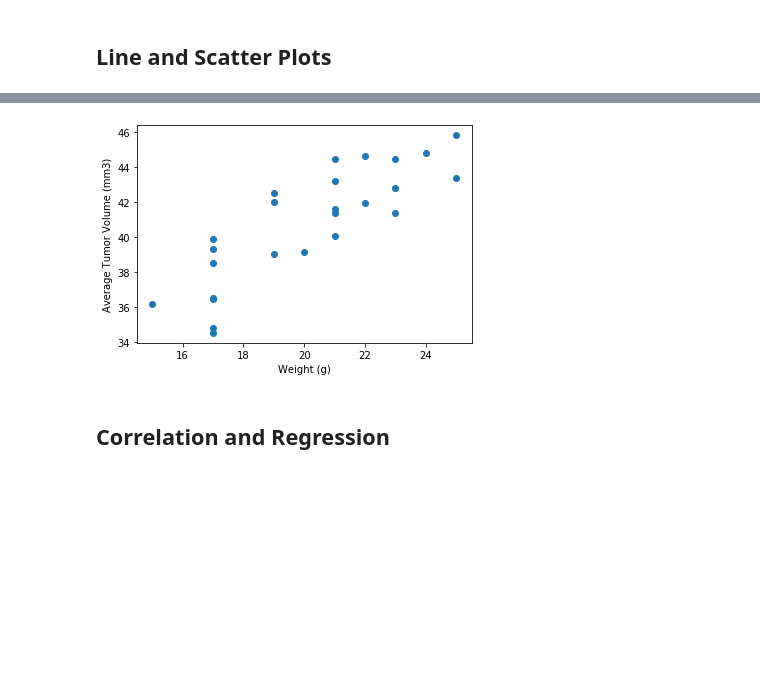
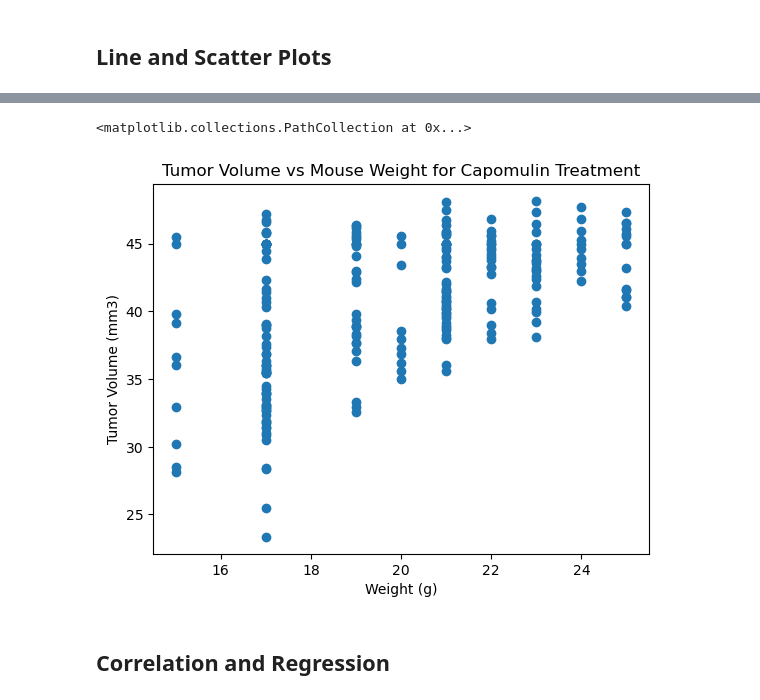
Before and after one commit to DavidsonRCan2/data-vis-challenge, a Jupyter notebook: Pymaceuticals/pymaceuticals_main.ipynb, the cells around one changed output, grey strips where cells are left out. Drawn from its saved outputs; the diff is of its cells as text; code cells hidden in the pictures; blank space fills up the shorter version.

```diff
--- a/Pymaceuticals/pymaceuticals_main.ipynb
+++ b/Pymaceuticals/pymaceuticals_main.ipynb
@@ -64,7 +64,7 @@ duplicates
 | 917 | g989 | Propriva | Female | 21 | 26 | 20 | 54.657650 | ... |
 # %%
 # Create a clean DataFrame by dropping the duplicate mouse by its ID.
-updated_mice = mouse_merge.drop_duplicates(["Mouse ID","Timepoint"], keep='last')
+updated_mice = mouse_merge.drop_duplicates(["Mouse ID","Timepoint"], keep='first')
 updated_mice
 # %% [output]
 |  | Mouse ID | Drug Regimen | Sex | Age_months | Weight (g) | Timepoint | Tumor Volume (mm3) | ... |
@@ -279,0 +331,9 @@ Ceftamin's potential outliers: Series([], Name: Tumor Volume (mm3), dtype: float
+# %%
+# Generate a line plot of tumor volume vs. time point for a mouse treated with Capomulin
+# pd.set_option('display.max_rows', 230) so I can view all mouse ID options in the capomulin df.
+capomulin = final_mice.loc[final_mice['Drug Regimen'] == "Capomulin"]
+single_mouse = capomulin.loc[capomulin['Mouse ID'] == 'm601']
+plt.xlabel("Timepoint")
+plt.ylabel("Tumor Volume (mm3)")
+plt.title("Capomulin treatment of mouse m601")
+plt.plot(single_mouse['Timepoint'], single_mouse['Tumor Volume (mm3)'])
@@ -280,7 +343,12 @@ Ceftamin's potential outliers: Series([], Name: Tumor Volume (mm3), dtype: float
 # %%
 # Generate a scatter plot of average tumor volume vs. mouse weight for the Capomulin regimen
+plt.xlabel("Weight (g)")
+plt.ylabel("Tumor Volume (mm3)")
+plt.title("Tumor Volume vs Mouse Weight for Capomulin Treatment")
+plt.scatter(capomulin["Weight (g)"], capomulin["Tumor Volume (mm3)"])
 # %% [output]
+<matplotlib.collections.PathCollection at 0x...>
-[figure, old version]
+[figure, new version]
 # %% [markdown]
 ## Correlation and Regression
 # %%
```
Also changed, not shown: parts of 16 cells of this notebook.
